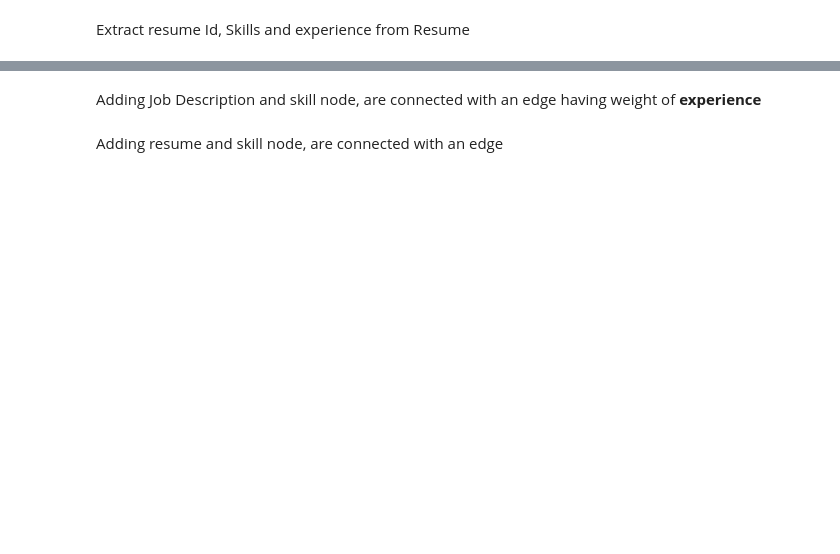
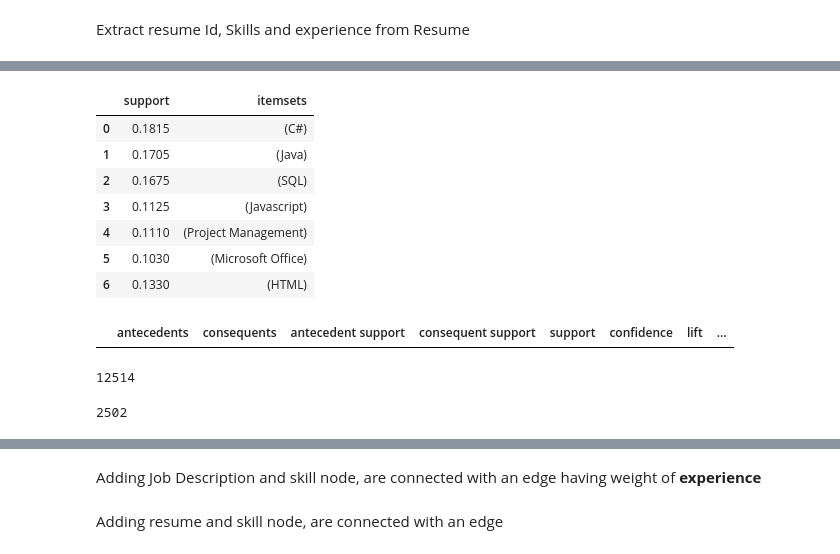
Before and after one commit to Mystic-Trooper/Job-Recommendation, a Jupyter notebook: knowledge_graph_analysis.ipynb, the cells around one changed output, grey strips where cells are left out. Saved outputs shown, nothing was run; the diff lists cells and outputs as text; code cells hidden in the pictures; blank space fills up the shorter version.

```diff
--- a/knowledge_graph_analysis.ipynb
+++ b/knowledge_graph_analysis.ipynb
@@ -139,0 +214,37 @@ node_data = zip(resumeId, resumeSkills, resumeExperience)
+# %%
+te = TransactionEncoder()
+te_ary = te.fit(resumeSkills).transform(resumeSkills)
+df = pd.DataFrame(te_ary, columns=te.columns_)
+
+frequent_itemsets = fpgrowth(df, min_support=0.1, use_colnames=True)
+frequent_itemsets
+# %% [output]
+|  | support | itemsets |
+| 0 | 0.1815 | (C#) |
+| 1 | 0.1705 | (Java) |
+| 2 | 0.1675 | (SQL) |
+| 3 | 0.1125 | (Javascript) |
+| 4 | 0.1110 | (Project Management) |
+| 5 | 0.1030 | (Microsoft Office) |
+| 6 | 0.1330 | (HTML) |
+# %%
+association_rules(frequent_itemsets, metric="confidence", min_threshold=0.05)
+# %% [output]
+|  | antecedents | consequents | antecedent support | consequent support | support | confidence | lift | ... |
+# %%
+init = []
+for i in data:
+    for q in i[1]:
+        if(q not in init):
+            init.append(q)
+init = sorted(init)
+
+print(len(init))
+# %% [output]
+12514
+# %%
+sp = 0.2
+s = int(sp*len(init))
+s
+# %% [output]
+2502
```
Also changed, not shown: parts of 11 cells of this notebook.
